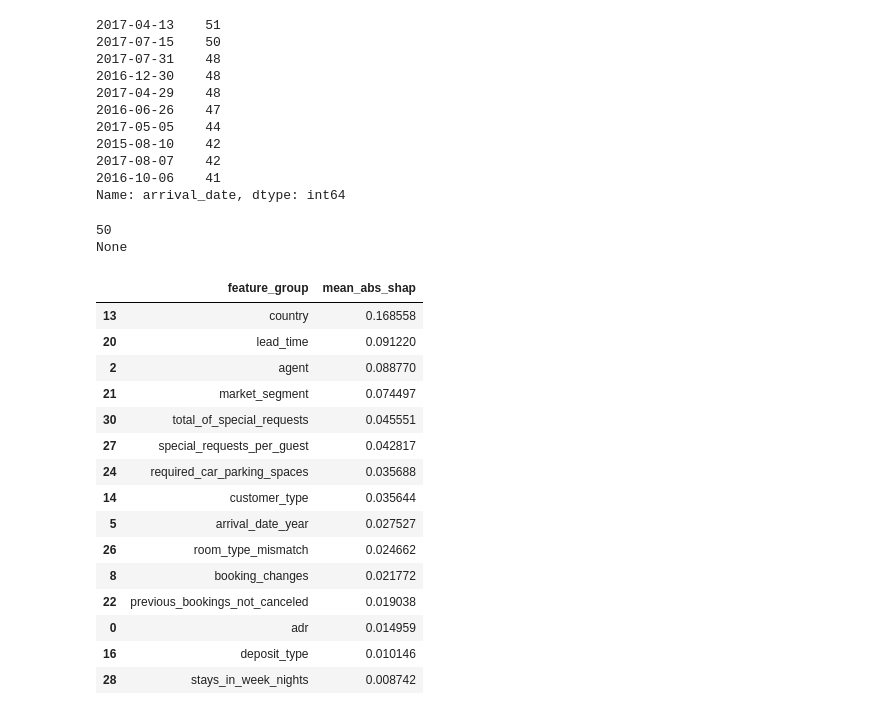
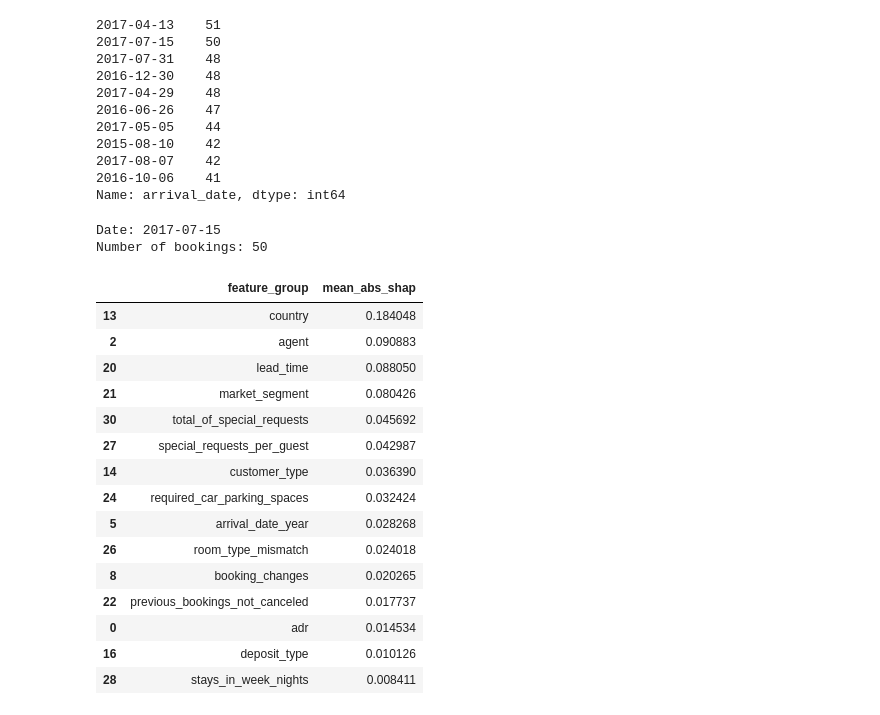
Before and after one commit to bezawitzyb/noshowshield, a Jupyter notebook: notebook/shap_test.ipynb, the cells around one changed output. Cells and saved outputs as stored; diff of their text form; code cells hidden in the pictures.

```diff
--- a/notebook/shap_test.ipynb
+++ b/notebook/shap_test.ipynb
@@ -131,38 +131,44 @@ X_test_dates["arrival_date"].value_counts().head(10)
 2016-10-06    41
 Name: arrival_date, dtype: int64
 # %%
+selected_date = "2017-07-15"
+
 date_result = explainer_manager.explain_global_for_date(
-    selected_date="2017-07-15",
+    selected_date=selected_date,
     X_raw=X_test,
+    data_manager=data_manager,
     feature_engineer=feature_engineer,
     preprocessor_manager=preprocessor_manager,
     min_rows=5,
 )
 
-print(date_result["n_bookings"])
-print(date_result["message"])
+print(f"Date: {selected_date}")
+print(f"Number of bookings: {date_result['n_bookings']}")
+
+if date_result["message"]:
+    print(f"{date_result['message']}")
 
 if date_result["grouped_global_shap"] is not None:
     display(date_result["grouped_global_shap"].head(15))
 # %% [output]
-50
-None
+Date: 2017-07-15
+Number of bookings: 50
 |  | feature_group | mean_abs_shap |
-| 13 | country | 0.168558 |
-| 20 | lead_time | 0.091220 |
-| 2 | agent | 0.088770 |
-| 21 | market_segment | 0.074497 |
-| 30 | total_of_special_requests | 0.045551 |
-| 27 | special_requests_per_guest | 0.042817 |
-| 24 | required_car_parking_spaces | 0.035688 |
-| 14 | customer_type | 0.035644 |
-| 5 | arrival_date_year | 0.027527 |
-| 26 | room_type_mismatch | 0.024662 |
-| 8 | booking_changes | 0.021772 |
-| 22 | previous_bookings_not_canceled | 0.019038 |
-| 0 | adr | 0.014959 |
-| 16 | deposit_type | 0.010146 |
-| 28 | stays_in_week_nights | 0.008742 |
+| 13 | country | 0.184048 |
+| 2 | agent | 0.090883 |
+| 20 | lead_time | 0.088050 |
+| 21 | market_segment | 0.080426 |
+| 30 | total_of_special_requests | 0.045692 |
+| 27 | special_requests_per_guest | 0.042987 |
+| 14 | customer_type | 0.036390 |
+| 24 | required_car_parking_spaces | 0.032424 |
+| 5 | arrival_date_year | 0.028268 |
+| 26 | room_type_mismatch | 0.024018 |
+| 8 | booking_changes | 0.020265 |
+| 22 | previous_bookings_not_canceled | 0.017737 |
+| 0 | adr | 0.014534 |
+| 16 | deposit_type | 0.010126 |
+| 28 | stays_in_week_nights | 0.008411 |
 # %%
 local_shap_values = local_result["shap_values"]
 shap.plots.waterfall(local_shap_values[0], max_display=15)
```
Also changed, not shown: parts of 5 cells of this notebook.
